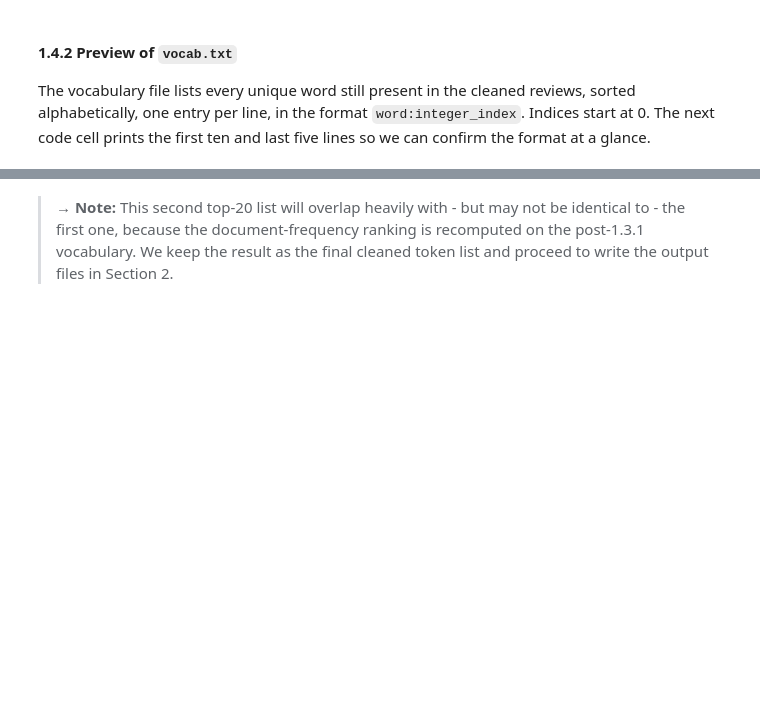
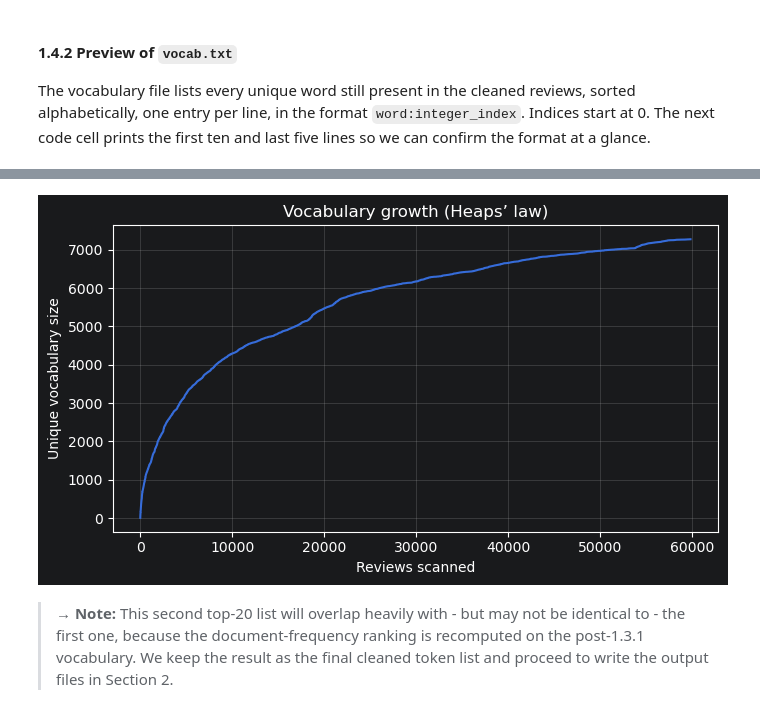
Before and after one commit to namnguyen20999/NLP-Web-based-Data-Application, a Jupyter notebook: notebooks/task1.ipynb, the cells around one changed output, grey strips where cells are left out. Saved outputs shown, nothing was run; the diff lists cells and outputs as text; code cells hidden in the pictures; blank space fills up the shorter version.

```diff
--- a/notebooks/task1.ipynb
+++ b/notebooks/task1.ipynb
@@ -2070,3 +2418,21 @@ Standard deviation of length   : 6.18
+# %%
+import matplotlib.pyplot as plt
+
+seen, vocab_size = set(), []
+for r in tk_reviews:
+    seen.update(r)
+    vocab_size.append(len(seen))
+
+plt.figure(figsize=(7, 4))
+plt.plot(range(1, len(vocab_size) + 1), vocab_size)
+plt.xlabel("Reviews scanned")
+plt.ylabel("Unique vocabulary size")
+plt.title("Vocabulary growth (Heaps’ law)")
+plt.grid(alpha=0.3)
+plt.tight_layout()
+plt.show()
+# %% [output]
+[figure, added]
 # %% [markdown]
 > **&#8594; Note:** This second top-20 list will overlap heavily with - but may not
 > be identical to - the first one, because the document-frequency ranking is recomputed
```
Also changed, not shown: parts of 80 cells of this notebook, 23 other files.
